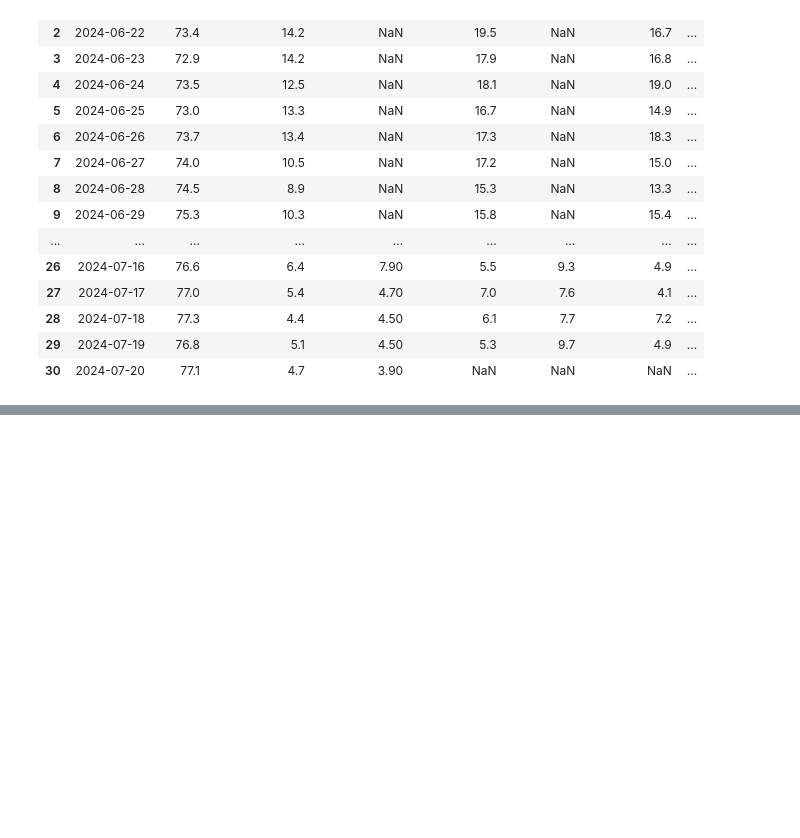
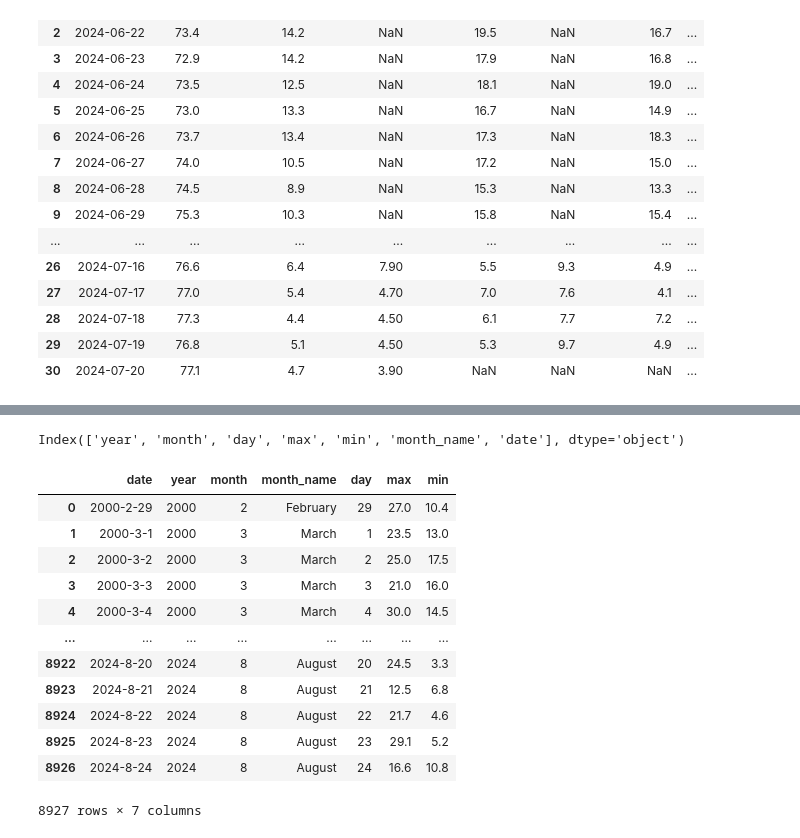
Before and after one commit to charleverts/glucose_tracker_app, a Jupyter notebook: streamlit.ipynb, the cells around one changed output, grey strips where cells are left out. Saved outputs shown, nothing was run; the diff lists cells and outputs as text; code cells hidden in the pictures; blank space fills up the shorter version.

```diff
--- a/streamlit.ipynb
+++ b/streamlit.ipynb
@@ -1125,0 +1368,21 @@ glucose_df.tail(time_horizon_value)
+# %%
+temps_df.columns
+# %% [output]
+Index(['year', 'month', 'day', 'max', 'min', 'month_name', 'date'], dtype='object')
+# %%
+temps_df = temps_df[['date','year', 'month', 'month_name', 'day', 'max', 'min']]
+temps_df
+# %% [output]
+|  | date | year | month | month_name | day | max | min |
+| 0 | 2000-2-29 | 2000 | 2 | February | 29 | 27.0 | 10.4 |
+| 1 | 2000-3-1 | 2000 | 3 | March | 1 | 23.5 | 13.0 |
+| 2 | 2000-3-2 | 2000 | 3 | March | 2 | 25.0 | 17.5 |
+| 3 | 2000-3-3 | 2000 | 3 | March | 3 | 21.0 | 16.0 |
+| 4 | 2000-3-4 | 2000 | 3 | March | 4 | 30.0 | 14.5 |
+| ... | ... | ... | ... | ... | ... | ... | ... |
+| 8922 | 2024-8-20 | 2024 | 8 | August | 20 | 24.5 | 3.3 |
+| 8923 | 2024-8-21 | 2024 | 8 | August | 21 | 12.5 | 6.8 |
+| 8924 | 2024-8-22 | 2024 | 8 | August | 22 | 21.7 | 4.6 |
+| 8925 | 2024-8-23 | 2024 | 8 | August | 23 | 29.1 | 5.2 |
+| 8926 | 2024-8-24 | 2024 | 8 | August | 24 | 16.6 | 10.8 |
+8927 rows × 7 columns
```
Also changed, not shown: parts of 72 cells of this notebook, 2 other files.
